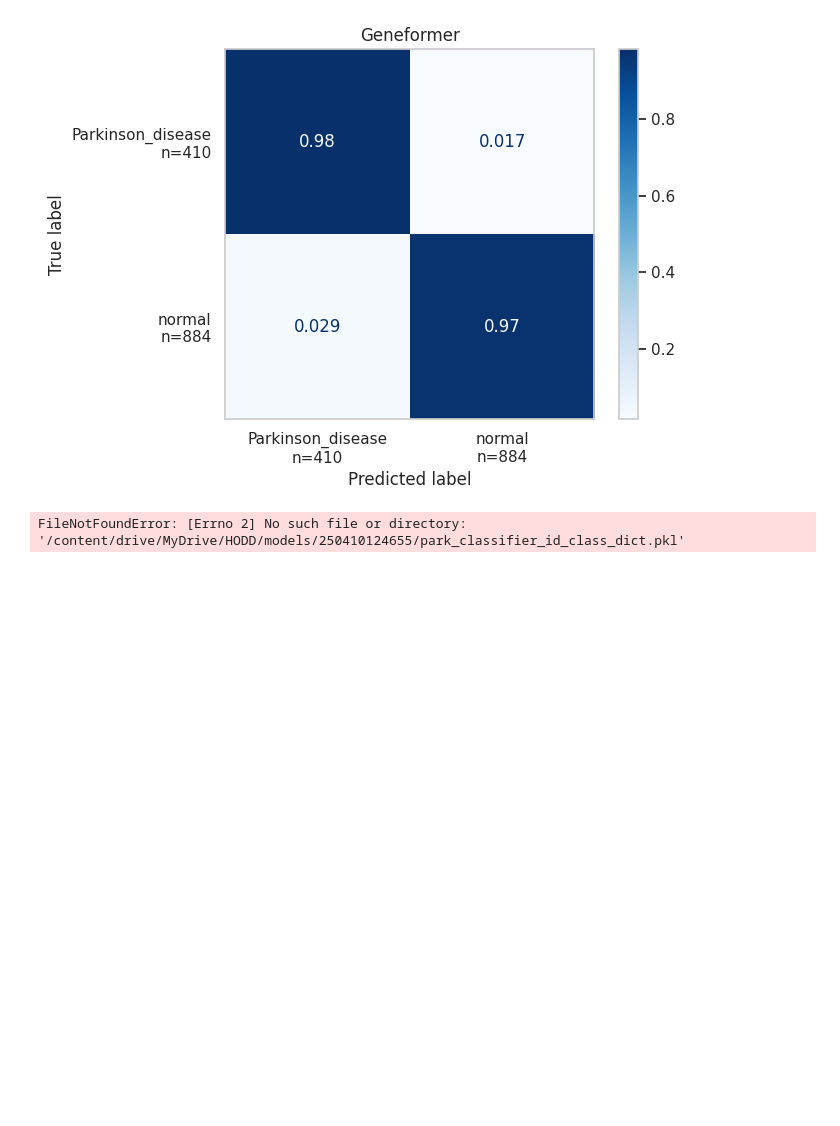
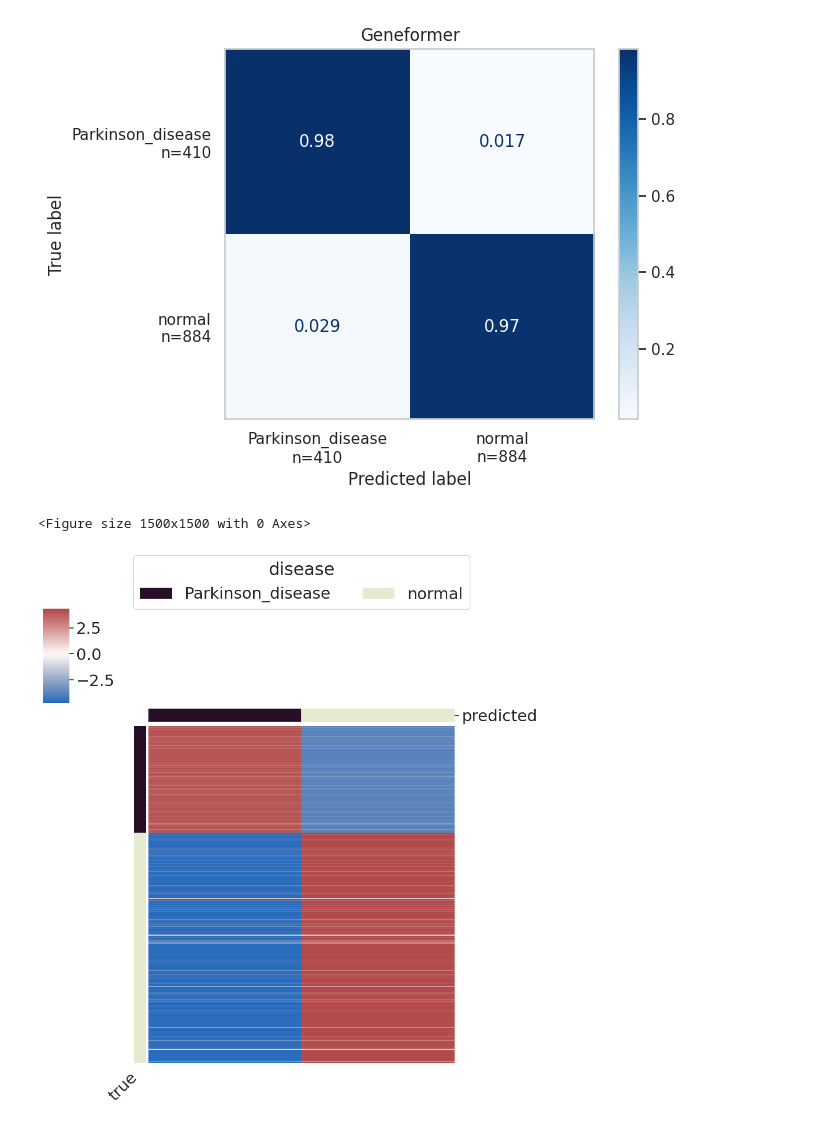
Before and after one commit to sean-otoole/HODD, a Jupyter notebook: PDTx_pipeline/PDTx_03_FineTuning_DA.ipynb, the cells around one changed output. Drawn from its saved outputs; the diff is of its cells as text; code cells hidden in the pictures; blank space fills up the shorter version.

```diff
--- a/PDTx_pipeline/PDTx_03_FineTuning_DA.ipynb
+++ b/PDTx_pipeline/PDTx_03_FineTuning_DA.ipynb
@@ -279,11 +280,13 @@ cc.plot_conf_mat(
 # %%
 cc.plot_predictions(
     predictions_file=f"{output_dir}{output_prefix}_pred_dict.pkl",
-    id_class_dict_file=f"{output_dir}{output_prefix}_id_class_dict.pkl",
+    # id_class_dict_file=f"{output_dir}{output_prefix}_id_class_dict.pkl",
+    id_class_dict_file = current_dict,
     title="disease",
     output_directory=output_dir,
     output_prefix=output_prefix,
     # custom_class_order=["nf","hcm","dcm"],
 )
 # %% [output]
-FileNotFoundError: [Errno 2] No such file or directory: '/content/drive/MyDrive/HODD/models/250410124655/park_classifier_id_class_dict.pkl'
+<Figure size 1500x1500 with 0 Axes>
+[figure, added]
```
Also changed, not shown: parts of 1 cell of this notebook.
